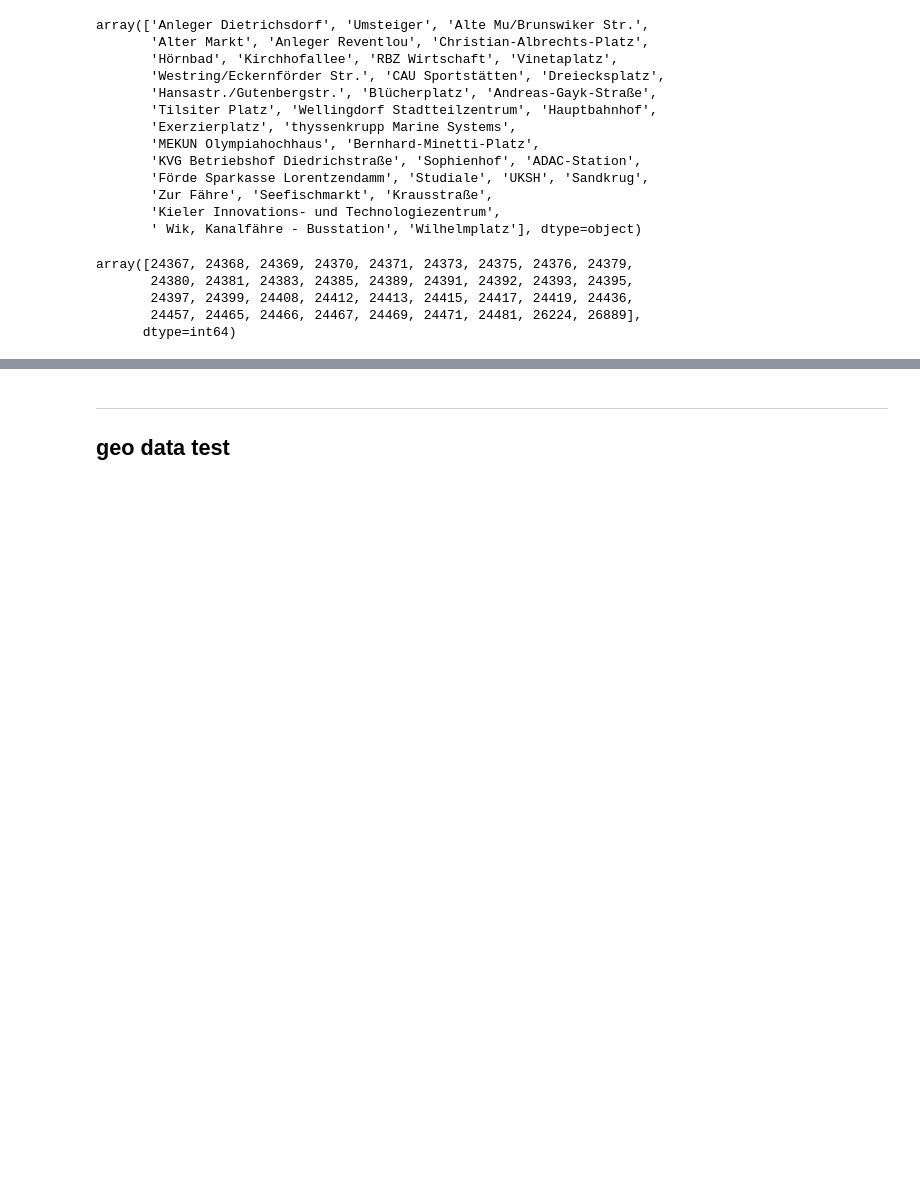
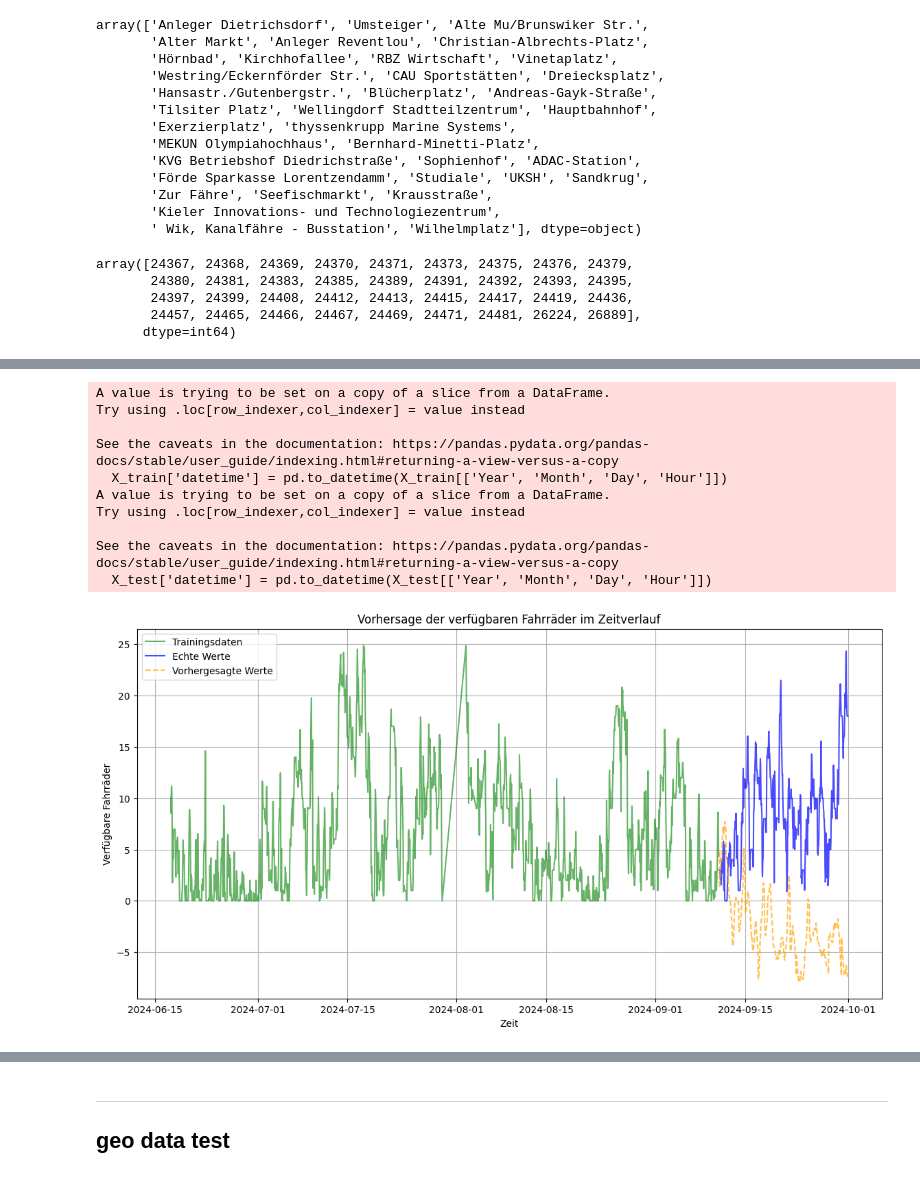
Before and after one commit to MrMysticus/Application_Project_2024, a Jupyter notebook: Justus_Document.ipynb, the cells around one changed output, grey strips where cells are left out. Cells and saved outputs as stored; diff of their text form; code cells hidden in the pictures; blank space fills up the shorter version.

```diff
--- a/Justus_Document.ipynb
+++ b/Justus_Document.ipynb
@@ -676,0 +1127,5 @@ array([24367, 24368, 24369, 24370, 24371, 24373, 24375, 24376, 24379,
+# %%
+torch.manual_seed(1)
+dummy_model=MultiLayerPerceptron(X_train.shape[1])
+optimizer = torch.optim.Adam(dummy_model.parameters(), lr=learning_rate)
+train_model(dummy_model, X_train_tensor, y_train_tensor, criterion, optimizer, epochs)
@@ -676,0 +1143,14 @@ array([24367, 24368, 24369, 24370, 24371, 24373, 24375, 24376, 24379,
+# %%
+try:
+    results
+except NameError:
+    results = pd.DataFrame()
+
+dummy_model.eval()
+y_train_pred=y_scaler.inverse_transform(mads_dl.predict(dummy_model, X_train_tensor))
+y_test_pred=y_scaler.inverse_transform(mads_dl.predict(dummy_model, X_test_tensor))
+results = mads_dl.add_regression_eval(results, "second test",
+                   y_train, y_train_pred,
+                   y_test, y_test_pred,
+                   mads_dl.count_params(dummy_model)
+                  )
@@ -676,0 +1181,37 @@ array([24367, 24368, 24369, 24370, 24371, 24373, 24375, 24376, 24379,
+# %%
+X_train['datetime'] = pd.to_datetime(X_train[['Year', 'Month', 'Day', 'Hour']])
+X_test['datetime'] = pd.to_datetime(X_test[['Year', 'Month', 'Day', 'Hour']])
+
+# Plot erstellen
+plt.figure(figsize=(14, 7))
+
+# Originale Trainingsdaten markieren
+plt.plot(X_train['datetime'], y_train, label='Trainingsdaten', color='green', alpha=0.6)
+
+# Originale Testdaten plotten
+plt.plot(X_test['datetime'], y_test, label='Echte Werte', color='blue', alpha=0.7)
+
+# Vorhergesagte Testwerte plotten
+plt.plot(X_test['datetime'], y_test_pred, label='Vorhergesagte Werte', color='orange', linestyle='--', alpha=0.7)
+
+# Zusätzliche Darstellungseinstellungen
+plt.title("Vorhersage der verfügbaren Fahrräder im Zeitverlauf")
+plt.xlabel("Zeit")
+plt.ylabel("Verfügbare Fahrräder")
+plt.legend()
+plt.grid(True)
+
+# Diagramm anzeigen
+plt.show()
+# %% [output]
+A value is trying to be set on a copy of a slice from a DataFrame.
+Try using .loc[row_indexer,col_indexer] = value instead
+
+See the caveats in the documentation: https://pandas.pydata.org/pandas-docs/stable/user_guide/indexing.html#returning-a-view-versus-a-copy
+  X_train['datetime'] = pd.to_datetime(X_train[['Year', 'Month', 'Day', 'Hour']])
+A value is trying to be set on a copy of a slice from a DataFrame.
+Try using .loc[row_indexer,col_indexer] = value instead
+
+See the caveats in the documentation: https://pandas.pydata.org/pandas-docs/stable/user_guide/indexing.html#returning-a-view-versus-a-copy
+  X_test['datetime'] = pd.to_datetime(X_test[['Year', 'Month', 'Day', 'Hour']])
+[figure, added]
```
Also changed, not shown: parts of 64 cells of this notebook.
